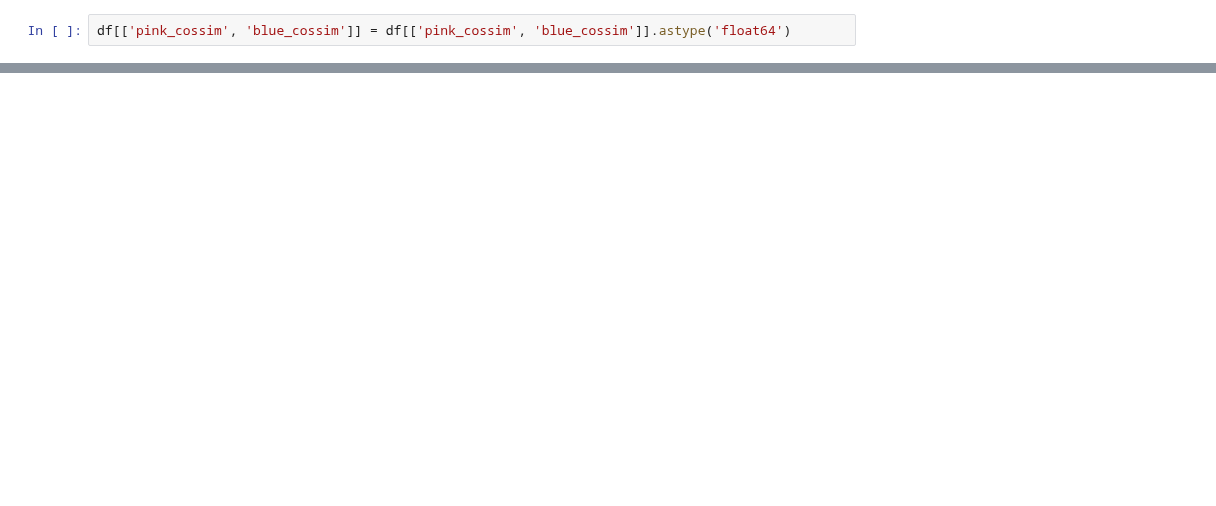
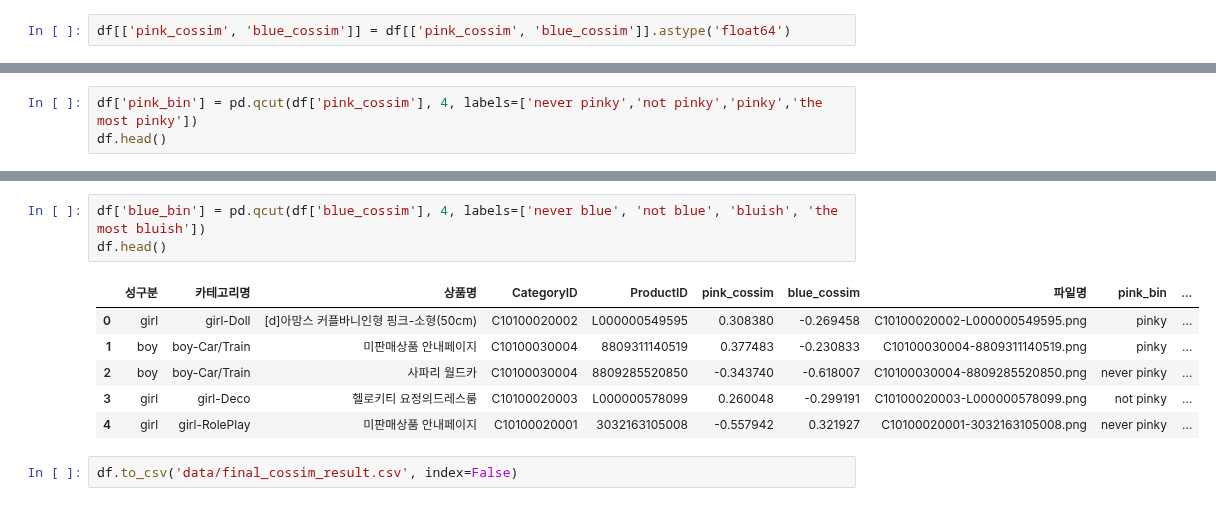
Before and after one commit to YoonkyungKim/Colors_of_Toys, a Jupyter notebook: color analysis/soryeongk_summary.ipynb, the cells around one changed output, grey strips where cells are left out. Cells and saved outputs as stored; diff of their text form; blank space fills up the shorter version.

```diff
--- a/color analysis/soryeongk_summary.ipynb
+++ b/color analysis/soryeongk_summary.ipynb
@@ -84,0 +127,3 @@ df.groupby(df.카테고리명).std()
+# %%
+df['pink_bin'] = pd.qcut(df['pink_cossim'], 4, labels=['never pinky','not pinky','pinky','the most pinky'])
+df.head()
@@ -84,0 +137,12 @@ df.groupby(df.카테고리명).std()
+# %%
+df['blue_bin'] = pd.qcut(df['blue_cossim'], 4, labels=['never blue', 'not blue', 'bluish', 'the most bluish'])
+df.head()
+# %% [output]
+|  | 성구분 | 카테고리명 | 상품명 | CategoryID | ProductID | pink_cossim | blue_cossim | 파일명 | pink_bin | ... |
+| 0 | girl | girl-Doll | [d]아망스 커플바니인형 핑크-소형(50cm) | C10100020002 | L000000549595 | 0.308380 | -0.269458 | C10100020002-L000000549595.png | pinky | ... |
+| 1 | boy | boy-Car/Train | 미판매상품 안내페이지 | C10100030004 | 8809311140519 | 0.377483 | -0.230833 | C10100030004-8809311140519.png | pinky | ... |
+| 2 | boy | boy-Car/Train | 사파리 월드카 | C10100030004 | 8809285520850 | -0.343740 | -0.618007 | C10100030004-8809285520850.png | never pinky | ... |
+| 3 | girl | girl-Deco | 헬로키티 요정의드레스룸 | C10100020003 | L000000578099 | 0.260048 | -0.299191 | C10100020003-L000000578099.png | not pinky | ... |
+| 4 | girl | girl-RolePlay | 미판매상품 안내페이지 | C10100020001 | 3032163105008 | -0.557942 | 0.321927 | C10100020001-3032163105008.png | never pinky | ... |
+# %%
+df.to_csv('data/final_cossim_result.csv', index=False)
```
Also changed, not shown: parts of 14 cells of this notebook, 1 other file.
